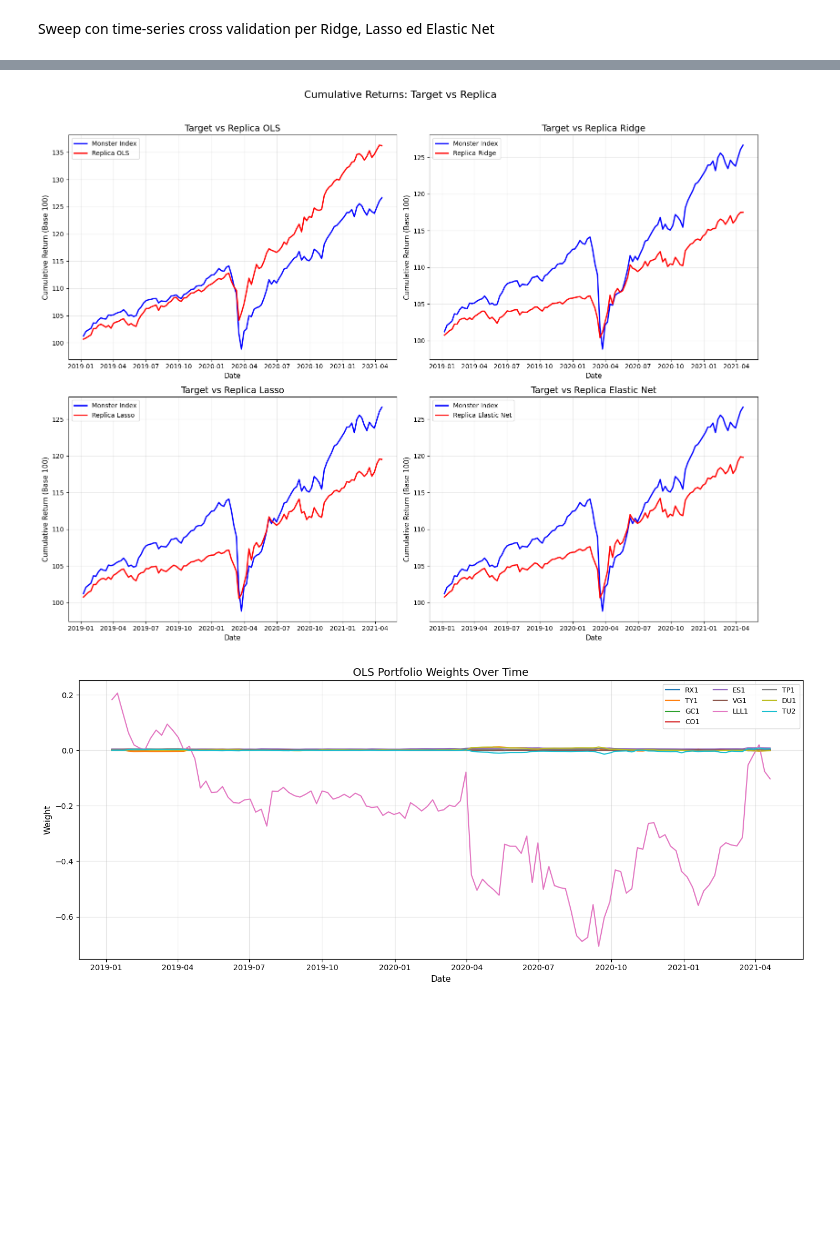
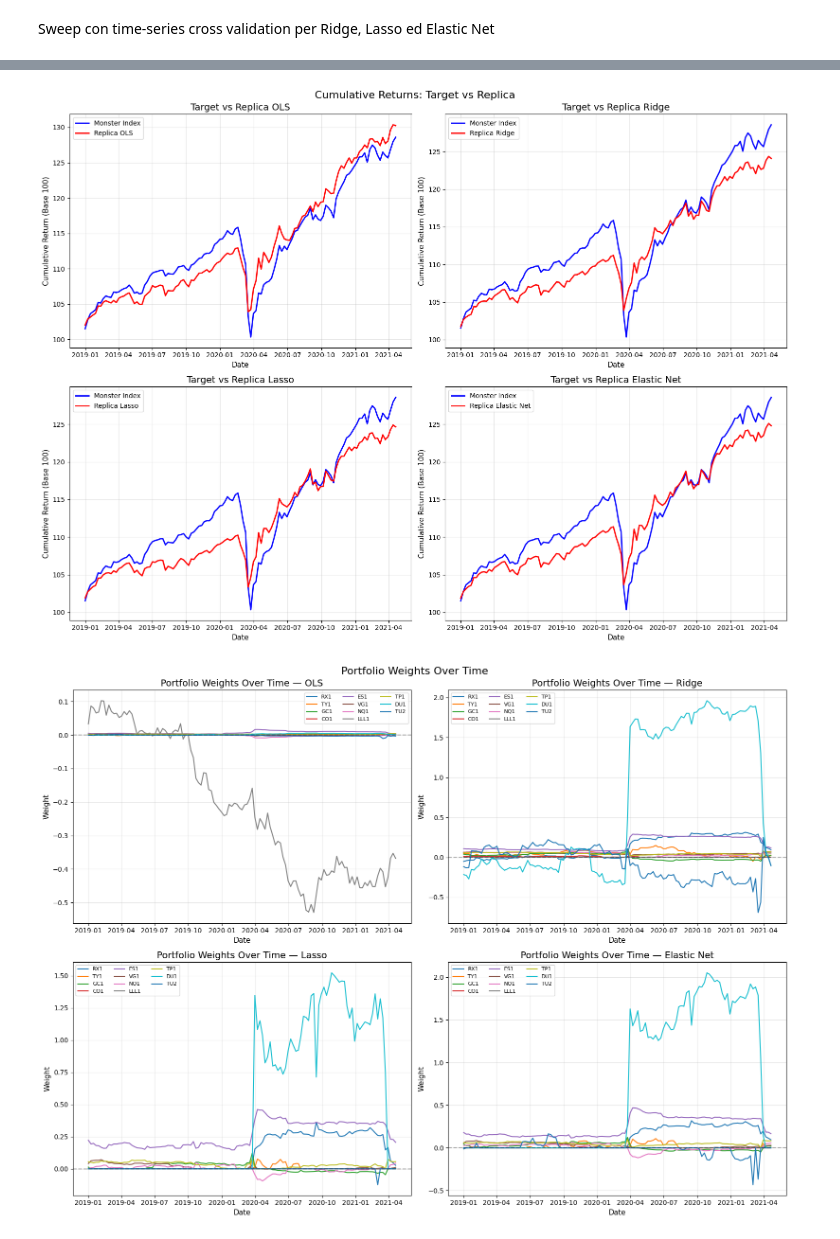
Before and after one commit to tommybaresi-creator/fintech-group-work, a Jupyter notebook: BusinessCase3/StatisticalModels.ipynb, the cells around one changed output, grey strips where cells are left out. Cells and saved outputs as stored; diff of their text form; code cells hidden in the pictures; blank space fills up the shorter version.

Commit message:
Adding fixed statistical models

```diff
--- a/BusinessCase3/StatisticalModels.ipynb
+++ b/BusinessCase3/StatisticalModels.ipynb
@@ -97,11 +95,3 @@ Droppo indice NQ1
-# %%
-nq1_idx = list(X_train.columns).index('NQ1')
-
-X_train_scaled = np.delete(X_train_scaled, nq1_idx, axis=1)
-X_test_scaled  = np.delete(X_test_scaled, nq1_idx, axis=1)
-
-X_train = X_train.drop(columns=['NQ1'])
-X_test  = X_test.drop(columns=['NQ1'])
 # %% [markdown]
 ---------------------------
 # %% [markdown]
@@ -485,69 +517,58 @@ metrics
 # %%
 fig, axes = plt.subplots(2, 2, figsize=(16, 12))
 axes = axes.flatten()
 
 models = {
-    'OLS':         Y_pred_test,
+    'OLS':         Y_pred_test_ols,
     'Ridge':       Y_pred_test_ridge,
     'Lasso':       Y_pred_test_lasso,
     'Elastic Net': Y_pred_test_elastic
 }
 
 for idx, (name, y_pred) in enumerate(models.items()):
-    y_test_aligned = Y_test.loc[y_pred.index]
-
+    y_test_aligned     = Y_test.loc[y_pred.index]
     cumulative_target  = (1 + y_test_aligned).cumprod() * 100
     cumulative_replica = (1 + y_pred).cumprod() * 100
 
-    axes[idx].plot(cumulative_target,  label='Monster Index', color='blue',  linewidth=2)
+    axes[idx].plot(cumulative_target,  label='Monster Index', color='blue', linewidth=2)
     axes[idx].plot(cumulative_replica, label=f'Replica {name}', color='red', linewidth=2)
     axes[idx].set_title(f'Target vs Replica {name}', fontsize=14)
     axes[idx].set_xlabel('Date', fontsize=11)
     axes[idx].set_ylabel('Cumulative Return (Base 100)', fontsize=11)
     axes[idx].legend(fontsize=10)
     axes[idx].grid(True, alpha=0.3)
 
-plt.suptitle('Cumulative Returns: Target vs Replica', fontsize=16, y=1.02)
+plt.suptitle('Cumulative Returns: Target vs Replica', fontsize=16)
 plt.tight_layout()
 plt.show()
 
-# ── PLOT PESI OLS NEL TEMPO ───────────────────────────────────────────────
-weights_df = pd.DataFrame(
-    weights_test,
-    index=dates_test,
-    columns=X_train.columns
-)
+# ── PLOT PESI NEL TEMPO ───────────────────────────────────────────────────
+fig, axes = plt.subplots(2, 2, figsize=(16, 12))
+axes = axes.flatten()
 
-plt.figure(figsize=(14, 6))
-for col in weights_df.columns:
-    plt.plot(weights_df[col], label=col, linewidth=1.5)
-plt.title('OLS Portfolio Weights Over Time', fontsize=14)
-plt.xlabel('Date', fontsize=11)
-plt.ylabel('Weight', fontsize=11)
-plt.legend(fontsize=9, ncol=3)
-plt.grid(True, alpha=0.3)
+models_weights = {
+    'OLS'        : (weights_test_ols,     res_ols['dates_test']),
+    'Ridge'      : (weights_test_ridge,   res_ridge['dates_test']),
+    'Lasso'      : (weights_test_lasso,   res_lasso['dates_test']),
+    'Elastic Net': (weights_test_elastic, res_elastic['dates_test'])
+}
+
+for idx, (name, (weights, dates)) in enumerate(models_weights.items()):
+    weights_df = pd.DataFrame(weights, index=dates, columns=X_train.columns)
+
+    for col in weights_df.columns:
+        axes[idx].plot(weights_df[col], label=col, linewidth=1.5)
+
+    axes[idx].set_title(f'Portfolio Weights Over Time — {name}', fontsize=14)
+    axes[idx].set_xlabel('Date', fontsize=11)
+    axes[idx].set_ylabel('Weight', fontsize=11)
+    axes[idx].legend(fontsize=8, ncol=3)
+    axes[idx].grid(True, alpha=0.3)
+    axes[idx].axhline(y=0, color='black', linestyle='--', alpha=0.3)
+
+plt.suptitle('Portfolio Weights Over Time', fontsize=16)
 plt.tight_layout()
 plt.show()
-
-# ── PLOT LASSO SELECTION FREQUENCY ───────────────────────────────────────
-weights_df_lasso = pd.DataFrame(
-    weights_test_lasso,
-    index=dates_test_lasso,
-    columns=X_train.columns
-)
-
-selection_freq = (weights_df_lasso != 0).mean() * 100
-selection_freq = selection_freq.sort_values(ascending=True)
-
-plt.figure(figsize=(10, 6))
-selection_freq.plot(kind='barh', color='steelblue')
-plt.title('Lasso — Frequenza di Selezione dei Futures (%)', fontsize=14)
-plt.xlabel('Frequenza (%)', fontsize=11)
-plt.axvline(x=50, color='red', linestyle='--', alpha=0.5, label='50%')
-plt.legend()
-plt.grid(True, alpha=0.3)
-plt.tight_layout()
-plt.show()
 # %% [output]
-[figure, old version]
+[figure, new version]
-[figure, old version]
+[figure, new version]
```
Also changed, not shown: parts of 30 cells of this notebook.
